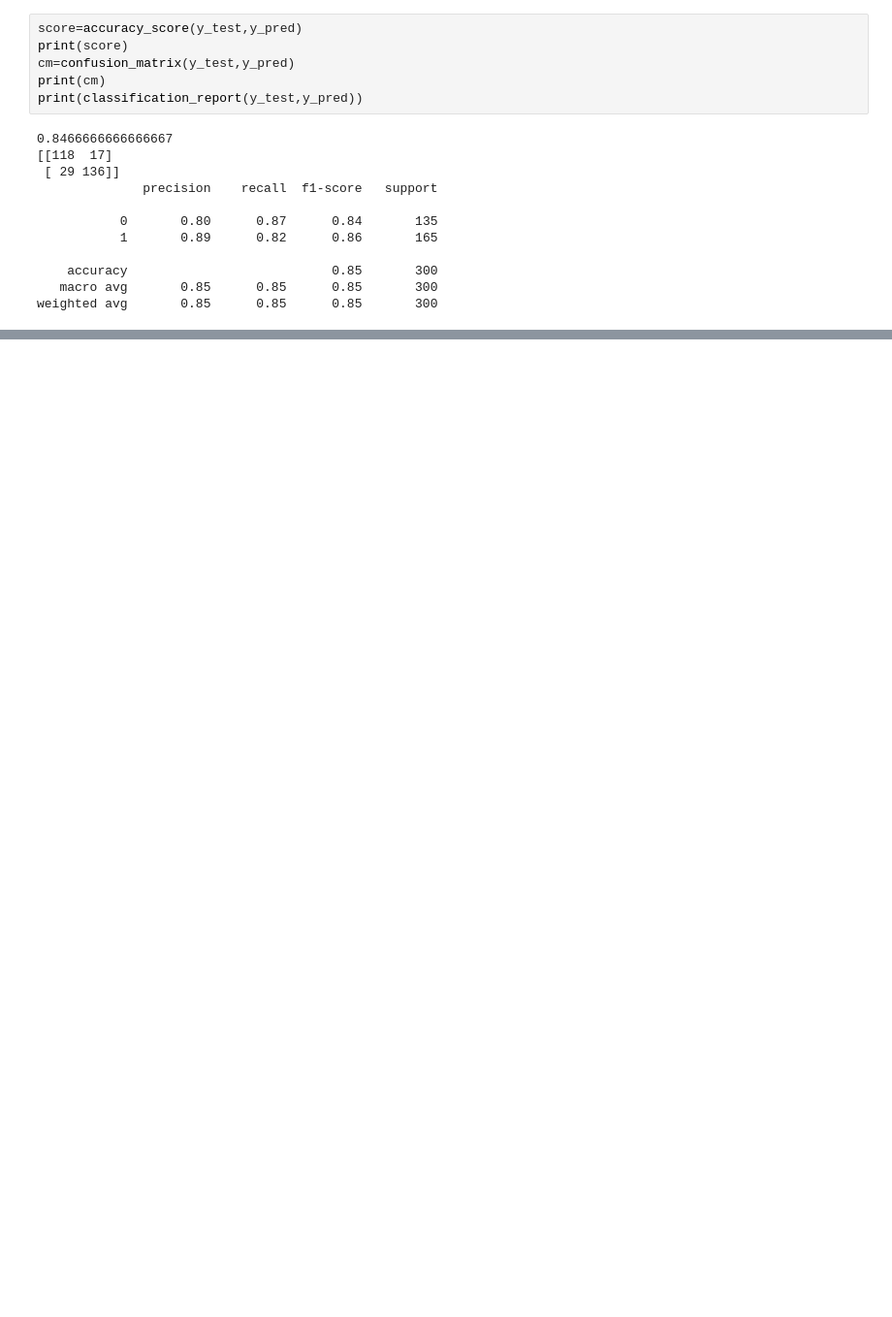
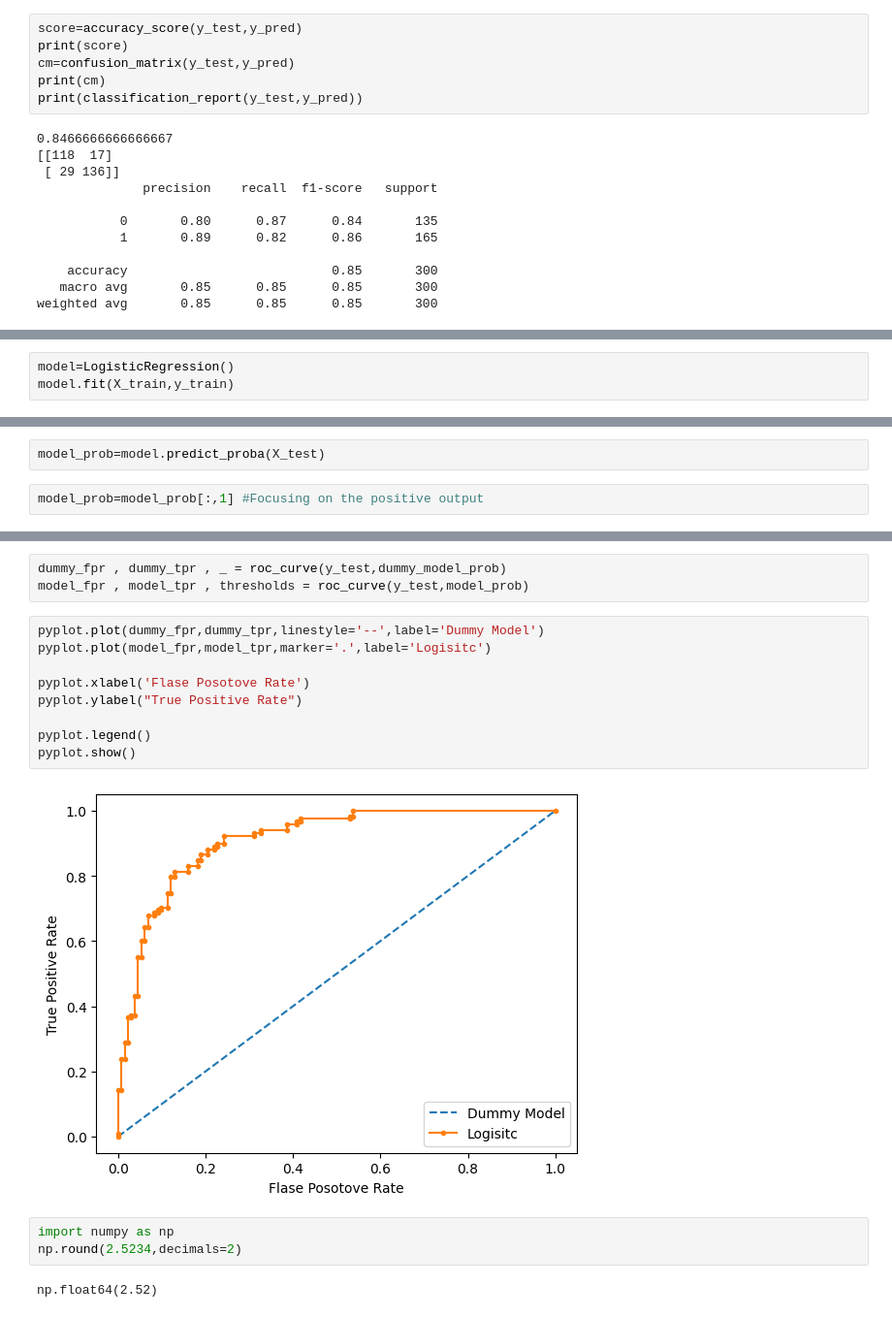
Before and after one commit to itz-sidd/Machine_Learning, a Jupyter notebook: Logistic Regression/eleven.ipynb, the cells around one changed output, grey strips where cells are left out. Shown: that part at 97% size. Saved outputs shown, nothing was run; the diff lists cells and outputs as text; blank space fills up the shorter version.

```diff
--- a/Logistic Regression/eleven.ipynb
+++ b/Logistic Regression/eleven.ipynb
@@ -212,0 +526,3 @@ weighted avg       0.85      0.85      0.85       300
+# %%
+model=LogisticRegression()
+model.fit(X_train,y_train)
@@ -212,0 +531,4 @@ weighted avg       0.85      0.85      0.85       300
+# %%
+model_prob=model.predict_proba(X_test)
+# %%
+model_prob=model_prob[:,1] #Focusing on the positive output
@@ -212,0 +563,19 @@ weighted avg       0.85      0.85      0.85       300
+# %%
+dummy_fpr , dummy_tpr , _ = roc_curve(y_test,dummy_model_prob)
+model_fpr , model_tpr , thresholds = roc_curve(y_test,model_prob)
+# %%
+pyplot.plot(dummy_fpr,dummy_tpr,linestyle='--',label='Dummy Model')
+pyplot.plot(model_fpr,model_tpr,marker='.',label='Logisitc')
+
+pyplot.xlabel('Flase Posotove Rate')
+pyplot.ylabel("True Positive Rate")
+
+pyplot.legend()
+pyplot.show()
+# %% [output]
+[figure, added]
+# %%
+import numpy as np
+np.round(2.5234,decimals=2)
+# %% [output]
+np.float64(2.52)
```
Also changed, not shown: parts of 45 cells of this notebook, 3 other files.
